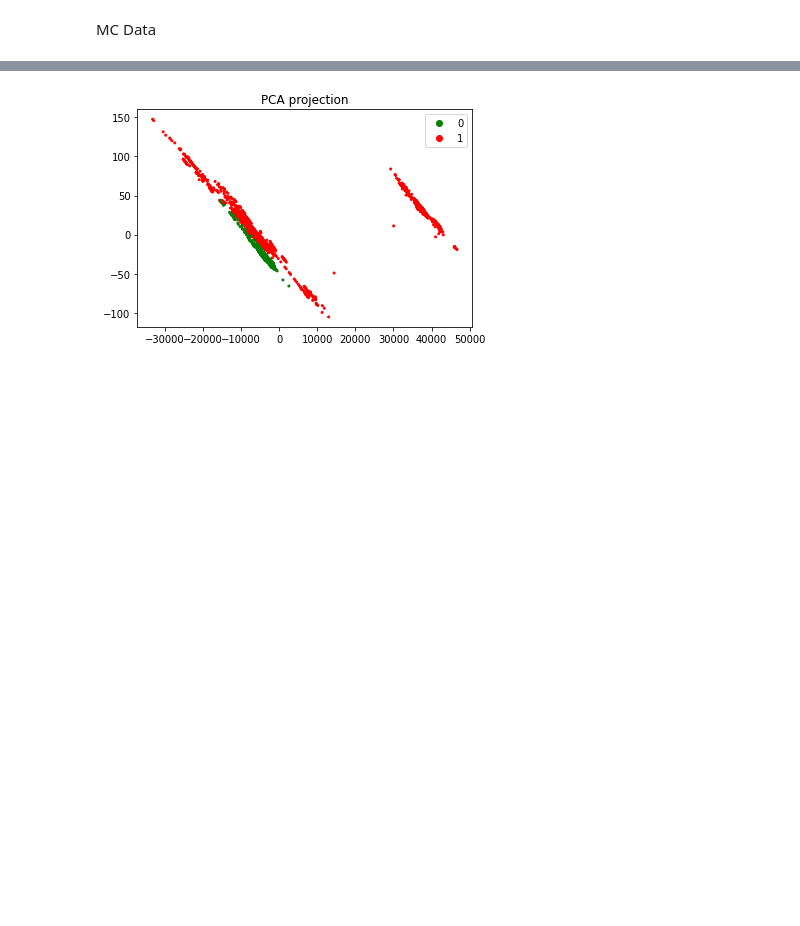
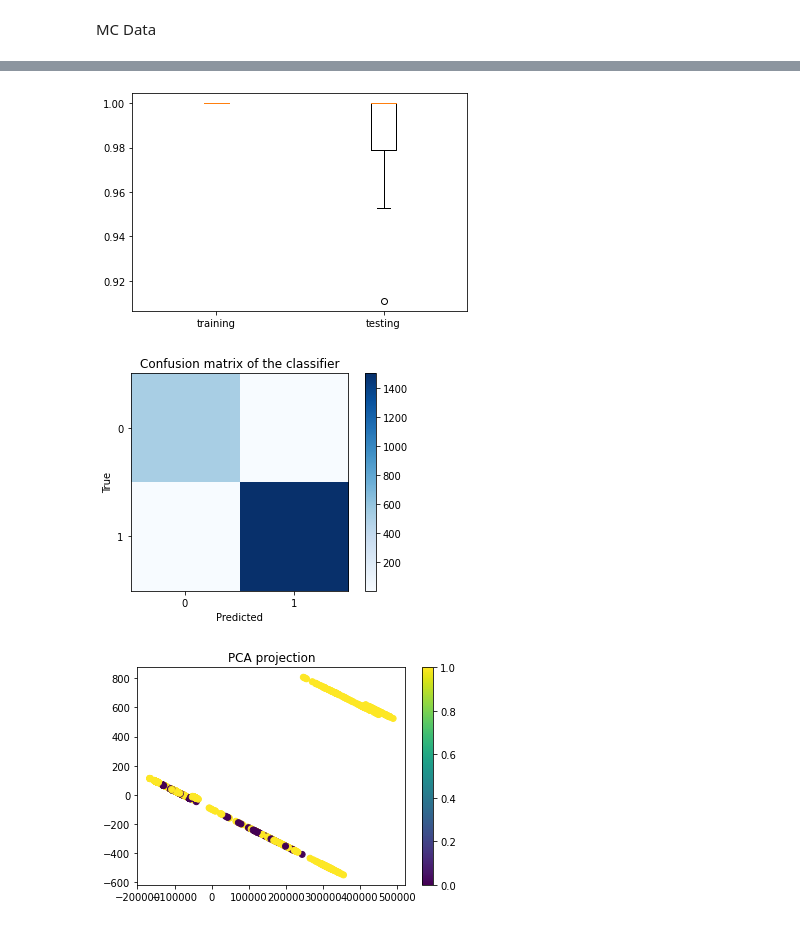
Before and after one commit to James-Woodland/FinalYearProject, a Jupyter notebook: FInalYearProject.ipynb, the cells around one changed output, grey strips where cells are left out. Drawn from its saved outputs; the diff is of its cells as text; code cells hidden in the pictures; blank space fills up the shorter version.

Commit message:
Add files via upload
Addition of Confusion matrixes and Network data processing
Removal of SVM due to extremely long loading times.

```diff
--- a/FInalYearProject.ipynb
+++ b/FInalYearProject.ipynb
@@ -159,0 +180,7 @@ FileNotFoundError: [WinError 2] The system cannot find the file specified
+# %%
+print("****************************************************************************")
+print("Host")
+RFclassifierHost, Y_Pred_RFHost, MLPclassifierHost, Y_Pred_MLPHost, KNNclassifierHost, Y_Pred_KNNHost = ML(X_Host_train, X_Host_test, Y_Host_train, Y_Host_test)
+print("****************************************************************************")
+print("NetFlow")
+RFclassifierNetFlow, Y_Pred_RFNetFlow, MLPclassifierNetFlow, Y_Pred_MLPNetFlow, KNNclassifierNetFlow, Y_Pred_KNNNetFlow = ML(X_train, X_test, Y_train, Y_test)
@@ -178,6 +222,0 @@ SC Data
-# %%
-from sklearn.model_selection import train_test_split
-
-HostTargets, NetFlowTargets, HostInputs, NetFlowInputs = DataProcess("C:/Users/james/Downloads/SC/SC")
-
-X_train, X_test, Y_train, Y_test = train_test_split(HostInputs, HostTargets, test_size=0.25, random_state=42, shuffle=True)
@@ -208,6 +222,0 @@ ST Data
-# %%
-from sklearn.model_selection import train_test_split
-
-HostTargets, NetFlowTargets, HostInputs, NetFlowInputs = DataProcess("C:/Users/james/Downloads/ST/ST")
-
-X_train, X_test, Y_train, Y_test = train_test_split(HostInputs, HostTargets, test_size=0.25, random_state=42, shuffle=True)
@@ -236,18 +223,35 @@ KNN
-# %%
-import sklearn.cluster
-import sklearn.datasets
-import sklearn.decomposition
-import matplotlib.pyplot as plt
-from matplotlib.colors import ListedColormap
-
-pca = sklearn.decomposition.PCA(n_components=2)
-compressed = pca.fit_transform(HostInputs)
-colors = ListedColormap(['g','r'])
-classes = [0,1]
-plt.figure()
-scatter = plt.scatter(compressed[:,0], compressed[:,1], c=HostTargets, cmap=colors, s=4)
-plt.legend(handles=scatter.legend_elements()[0], labels=classes)
-plt.title("PCA projection")
-plt.show()
-# %% [output]
-[figure, removed]
+# %%
+import sklearn
+
+
+CV_results = cross_validate(RFclassifierHost, HostInputs, HostTargets.ravel(), cv=20,return_train_score=True)
+training = CV_results["train_score"]
+testing = CV_results["test_score"]
+plt.boxplot([training, testing])
+plt.xticks([1, 2], ['training', 'testing'])
+plt.show()
+labels = [0,1]
+c = sklearn.metrics.confusion_matrix(Y_Host_test, Y_Pred_RFHost, labels=labels)
+ax= plt.subplot()
+plt.title('Confusion matrix of the classifier')
+ax.set_xticks([0,1])
+ax.set_yticks([0,1])
+ax.set_xticklabels(labels)
+ax.set_yticklabels(labels)
+plt.xlabel('Predicted')
+plt.ylabel('True')
+cmap = plt.get_cmap('Blues')
+im = plt.imshow(c, cmap=cmap, interpolation='nearest')
+plt.colorbar(im)
+plt.show()
+pca = sklearn.decomposition.PCA(n_components=2)
+compressed = pca.fit_transform(X_Host_test)
+plt.figure()
+plt.scatter(compressed[:,0], compressed[:,1], c=Y_Pred_RFHost, cmap="viridis")
+plt.colorbar()
+plt.title("PCA projection")
+plt.show()
+# %% [output]
+[figure, added]
+[figure, added]
+[figure, added]
```
Also changed, not shown: parts of 20 cells of this notebook.
